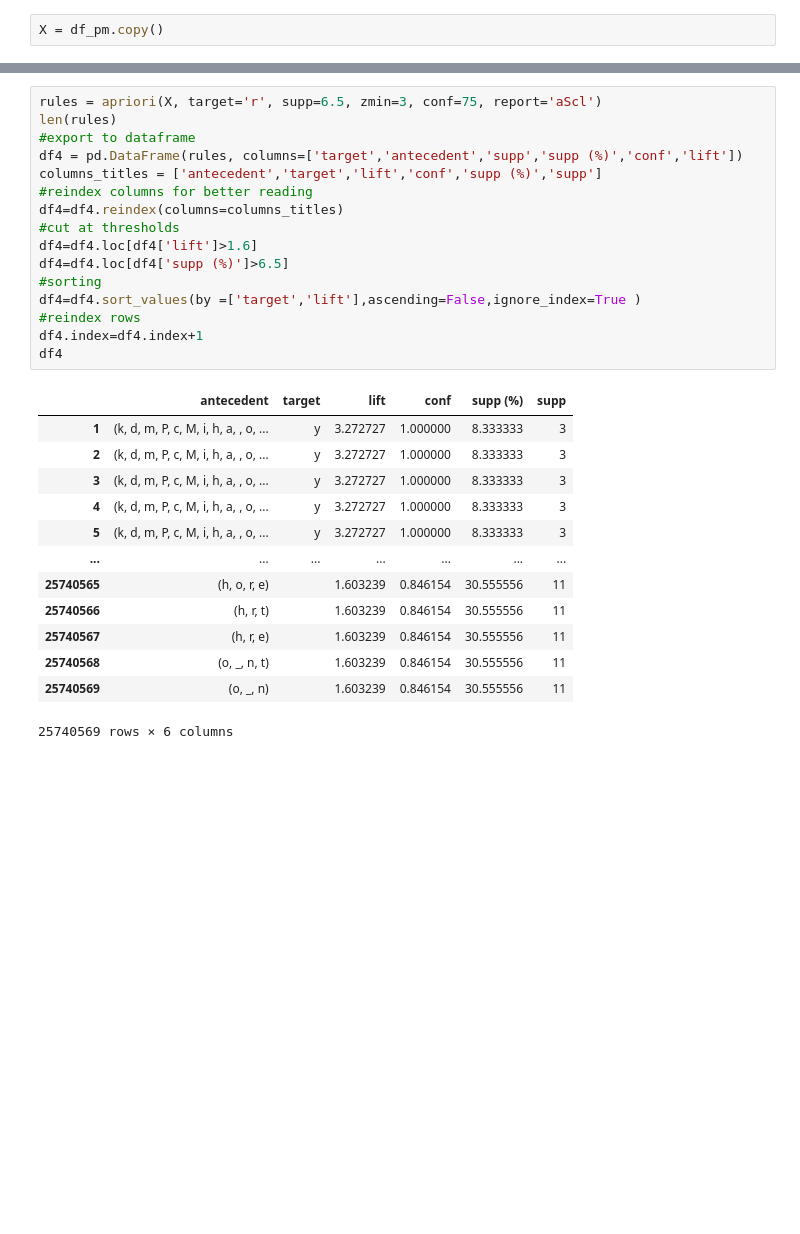
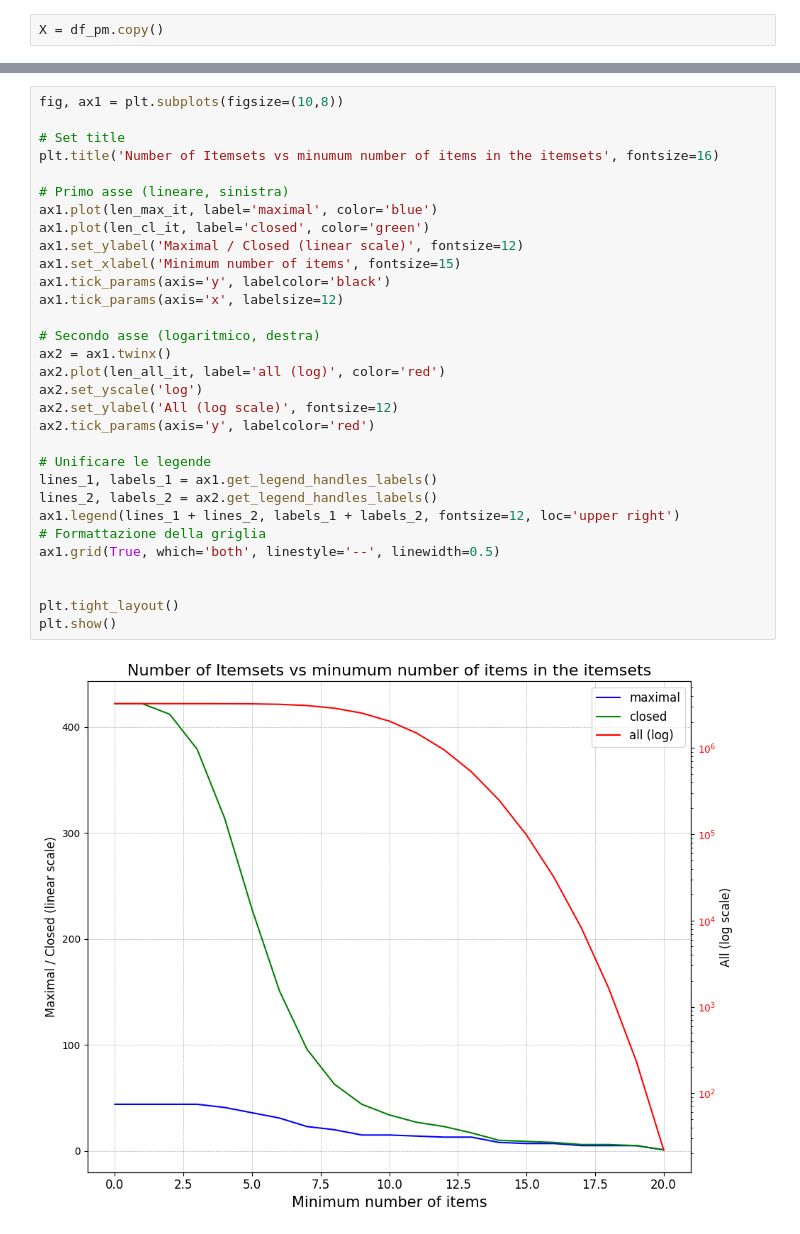
Before and after one commit to zenith378/IntroToML, a Jupyter notebook: project/src/PatternMining.ipynb, the cells around one changed output, grey strips where cells are left out. Drawn from its saved outputs; the diff is of its cells as text; blank space fills up the shorter version.

```diff
--- a/project/src/PatternMining.ipynb
+++ b/project/src/PatternMining.ipynb
@@ -335,30 +328,33 @@ tenure_(-0.001, 0.25] => ('InternetService_No', 'MonthlyCharges_(-0.001, 0.25]',
-# %%
-rules = apriori(X, target='r', supp=6.5, zmin=3, conf=75, report='aScl')
-len(rules)
-#export to dataframe
-df4 = pd.DataFrame(rules, columns=['target','antecedent','supp','supp (%)','conf','lift'])
-columns_titles = ['antecedent','target','lift','conf','supp (%)','supp']
-#reindex columns for better reading
-df4=df4.reindex(columns=columns_titles)
-#cut at thresholds
-df4=df4.loc[df4['lift']>1.6]
-df4=df4.loc[df4['supp (%)']>6.5]
-#sorting
-df4=df4.sort_values(by =['target','lift'],ascending=False,ignore_index=True )
-#reindex rows
-df4.index=df4.index+1
-df4
-# %% [output]
-|  | antecedent | target | lift | conf | supp (%) | supp |
-| 1 | (k, d, m, P, c, M, i, h, a, , o, ... | y | 3.272727 | 1.000000 | 8.333333 | 3 |
-| 2 | (k, d, m, P, c, M, i, h, a, , o, ... | y | 3.272727 | 1.000000 | 8.333333 | 3 |
-| 3 | (k, d, m, P, c, M, i, h, a, , o, ... | y | 3.272727 | 1.000000 | 8.333333 | 3 |
-| 4 | (k, d, m, P, c, M, i, h, a, , o, ... | y | 3.272727 | 1.000000 | 8.333333 | 3 |
-| 5 | (k, d, m, P, c, M, i, h, a, , o, ... | y | 3.272727 | 1.000000 | 8.333333 | 3 |
-| ... | ... | ... | ... | ... | ... | ... |
-| 25740565 | (h, o, r, e) |  | 1.603239 | 0.846154 | 30.555556 | 11 |
-| 25740566 | (h, r, t) |  | 1.603239 | 0.846154 | 30.555556 | 11 |
-| 25740567 | (h, r, e) |  | 1.603239 | 0.846154 | 30.555556 | 11 |
-| 25740568 | (o, _, n, t) |  | 1.603239 | 0.846154 | 30.555556 | 11 |
-| 25740569 | (o, _, n) |  | 1.603239 | 0.846154 | 30.555556 | 11 |
-25740569 rows × 6 columns
+# %%
+fig, ax1 = plt.subplots(figsize=(10,8))
+
+# Set title
+plt.title('Number of Itemsets vs minumum number of items in the itemsets', fontsize=16)
+
+# Primo asse (lineare, sinistra)
+ax1.plot(len_max_it, label='maximal', color='blue')
+ax1.plot(len_cl_it, label='closed', color='green')
+ax1.set_ylabel('Maximal / Closed (linear scale)', fontsize=12)
+ax1.set_xlabel('Minimum number of items', fontsize=15)
+ax1.tick_params(axis='y', labelcolor='black')
+ax1.tick_params(axis='x', labelsize=12)
+
+# Secondo asse (logaritmico, destra)
+ax2 = ax1.twinx()
+ax2.plot(len_all_it, label='all (log)', color='red')
+ax2.set_yscale('log')
+ax2.set_ylabel('All (log scale)', fontsize=12)
+ax2.tick_params(axis='y', labelcolor='red')
+
+# Unificare le legende
+lines_1, labels_1 = ax1.get_legend_handles_labels()
+lines_2, labels_2 = ax2.get_legend_handles_labels()
+ax1.legend(lines_1 + lines_2, labels_1 + labels_2, fontsize=12, loc='upper right')
+# Formattazione della griglia
+ax1.grid(True, which='both', linestyle='--', linewidth=0.5)
+
+
+plt.tight_layout()
+plt.show()
+# %% [output]
+[figure, added]
```
Also changed, not shown: parts of 11 cells of this notebook, 8 other files.
